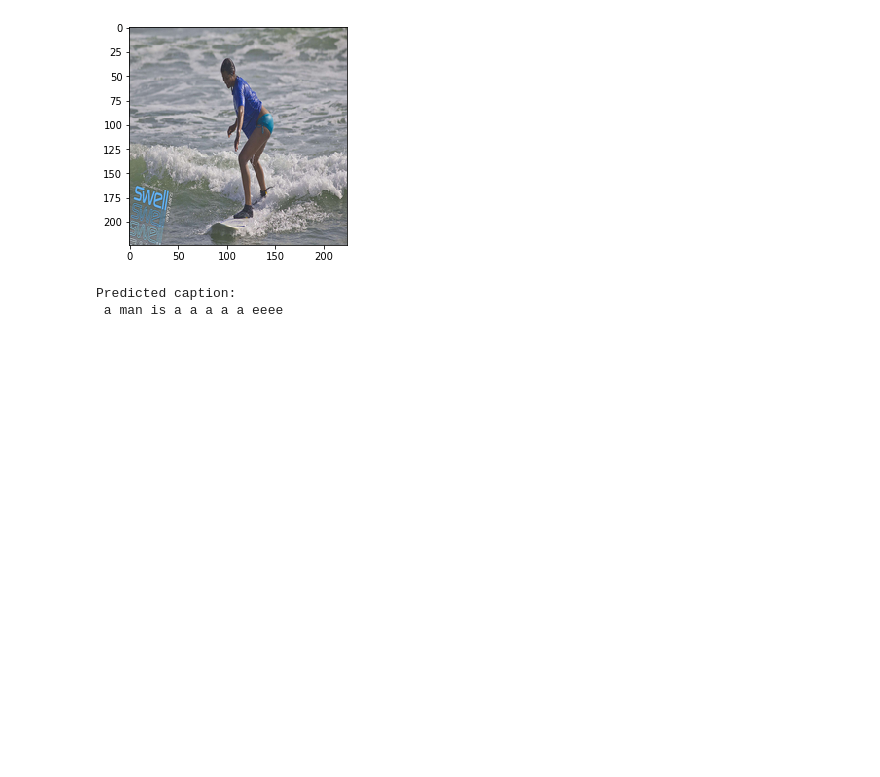
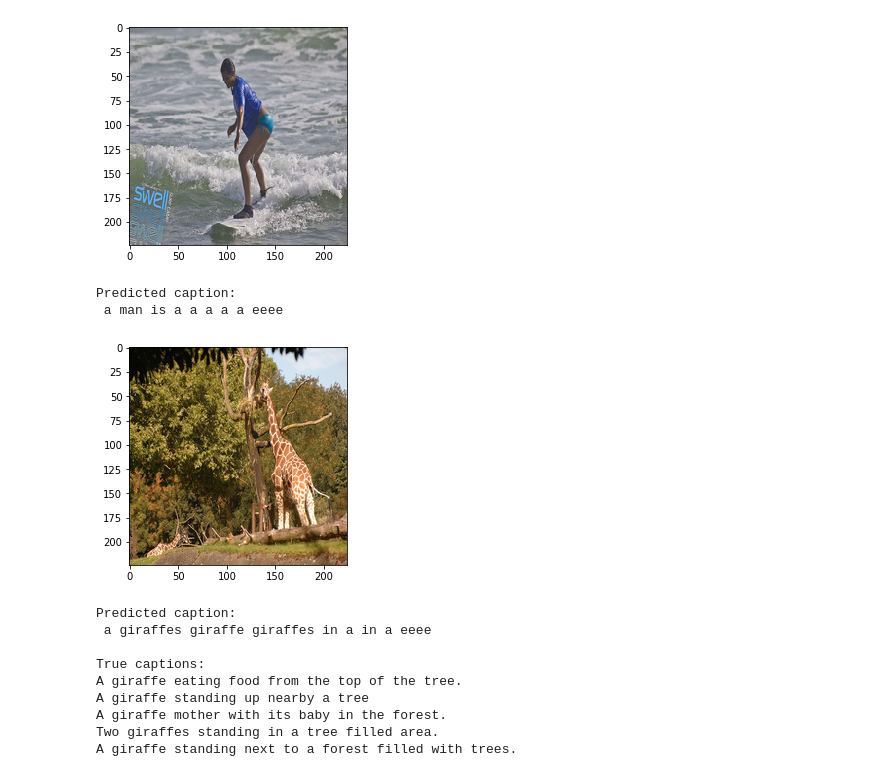
Before and after one commit to juyingnan/PythonScripts, a Jupyter notebook: B657_Project/Image_Captioning.ipynb, the cells around one changed output. Saved outputs shown, nothing was run; the diff lists cells and outputs as text; code cells hidden in the pictures; blank space fills up the shorter version.

```diff
--- a/B657_Project/Image_Captioning.ipynb
+++ b/B657_Project/Image_Captioning.ipynb
@@ -775,4 +777,15 @@ def generate_caption_coco(idx, train=False):
     for caption in captions:
         print(caption)
 # %%
-# generate_caption_coco(idx=1, train=True)
+ generate_caption_coco(idx=1, train=True)
+# %% [output]
+[figure, added]
+Predicted caption:
+ a giraffes giraffe giraffes in a in a eeee
+
+True captions:
+A giraffe eating food from the top of the tree.
+A giraffe standing up nearby a tree
+A giraffe mother with its baby in the forest.
+Two giraffes standing in a tree filled area.
+A giraffe standing next to a forest filled with trees.
```
Also changed, not shown: parts of 11 cells of this notebook.
